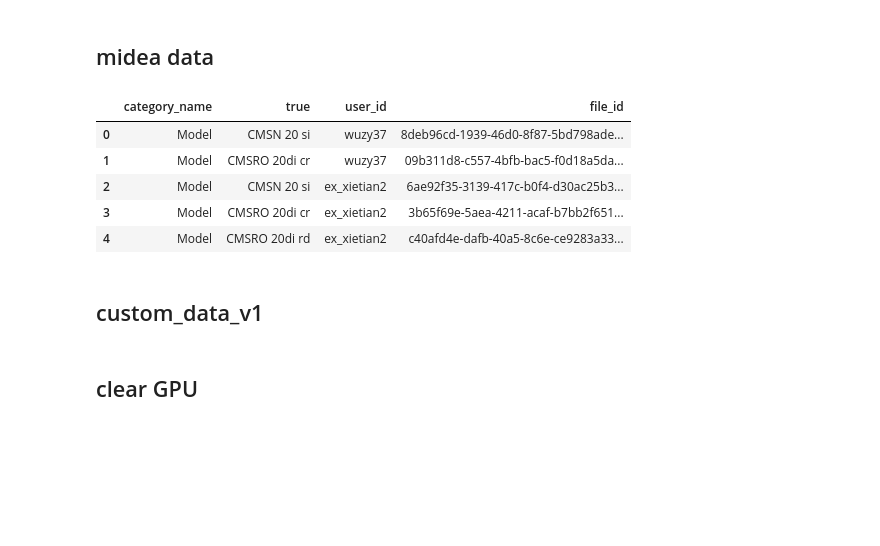
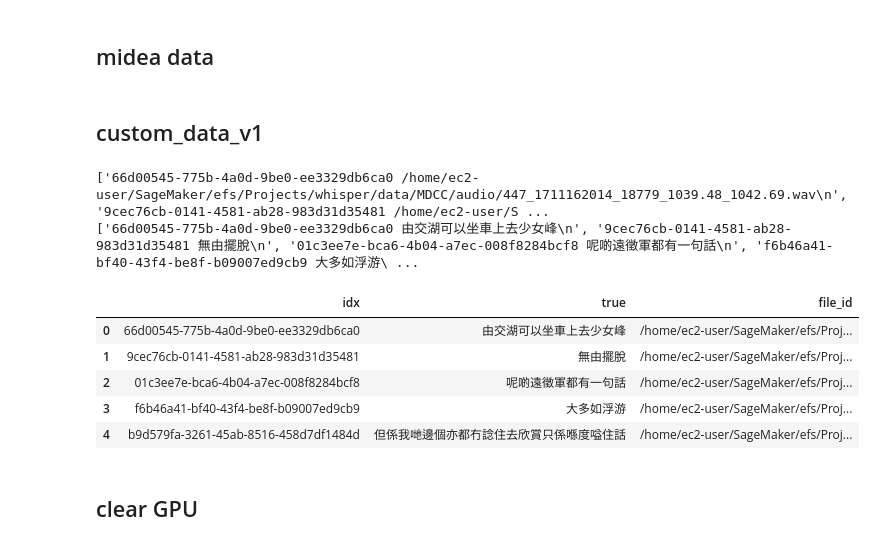
Before and after one commit to Chevolier/whisper, a Jupyter notebook: test.ipynb, the cells around one changed output. Cells and saved outputs as stored; diff of their text form; code cells hidden in the pictures; blank space fills up the shorter version.

```diff
--- a/test.ipynb
+++ b/test.ipynb
@@ -63,43 +66,50 @@ device: cuda:0
 # %% [markdown]
 ## midea data
 # %%
-import pandas as pd
-test_data_dir = "data/midea_data_500/clips"
-# test_data_dir = "data/midea_data_500/amrs"
+# import pandas as pd
+# dataset_name = 'midea_500'
+# # test_data_dir = "data/midea_data_500/clips"
+# # test_data_dir = "data/midea_data_500/amrs"
+# test_data_dir = "data/midea_data_500/wavs"
 
-df = pd.read_csv("./data/midea_data_500/transcripts.csv")
-df.rename(columns={"sentence": "true"}, inplace=True)
-# df['file_id'] = df['file_id'].apply(lambda x: x.replace('.mp3', '.amr'))
-df.head()
+# df = pd.read_csv("./data/midea_data_500/transcripts.csv")
+# df.rename(columns={"sentence": "true"}, inplace=True)
+# # df['file_id'] = df['file_id'].apply(lambda x: x.replace('.mp3', '.amr'))
+# df.head()
-# %% [output]
-|  | category_name | true | user_id | file_id |
-| 0 | Model | CMSN 20 si | wuzy37 | 8deb96cd-1939-46d0-8f87-5bd798ade... |
-| 1 | Model | CMSRO 20di cr | wuzy37 | 09b311d8-c557-4bfb-bac5-f0d18a5da... |
-| 2 | Model | CMSN 20 si | ex_xietian2 | 6ae92f35-3139-417c-b0f4-d30ac25b3... |
-| 3 | Model | CMSRO 20di cr | ex_xietian2 | 3b65f69e-5aea-4211-acaf-b7bb2f651... |
-| 4 | Model | CMSRO 20di rd | ex_xietian2 | c40afd4e-dafb-40a5-8c6e-ce9283a33... |
 # %% [markdown]
 ## custom_data_v1
 # %%
-# test_data_dir = "data/custom_data_v1/test"
+import pandas as pd
 
-# with open(os.path.join(test_data_dir, 'audio_paths')) as fo:
-#     audio_paths = fo.readlines()
+dataset_name = 'custom_v1'
+test_data_dir = "data/custom_data_v1/test"
 
-# with open(os.path.join(test_data_dir, 'text')) as fo:
-#     texts = fo.readlines()
+with open(os.path.join(test_data_dir, 'audio_paths')) as fo:
+    audio_paths = fo.readlines()
 
-# print(audio_paths[:5])
-# print(texts[:5])
+with open(os.path.join(test_data_dir, 'text')) as fo:
+    texts = fo.readlines()
 
-# df = pd.DataFrame([[text.strip().split()[0], " ".join(text.strip().split()[1:])] for text in texts], columns=['idx', 'true'])
-# df.head()
+print(audio_paths[:5])
+print(texts[:5])
 
-# df_path = pd.DataFrame([path.strip().split() for path in audio_paths], columns=['idx', 'file_id'])
-# df_path.head()
+df = pd.DataFrame([[text.strip().split()[0], " ".join(text.strip().split()[1:])] for text in texts], columns=['idx', 'true'])
+df.head()
 
-# df = pd.merge(df, df_path, on='idx')
-# df.head()
+df_path = pd.DataFrame([path.strip().split() for path in audio_paths], columns=['idx', 'file_id'])
+df_path.head()
+
+df = pd.merge(df, df_path, on='idx')
+df.head()
+# %% [output]
+['66d00545-775b-4a0d-9be0-ee3329db6ca0 /home/ec2-user/SageMaker/efs/Projects/whisper/data/MDCC/audio/447_1711162014_18779_1039.48_1042.69.wav\n', '9cec76cb-0141-4581-ab28-983d31d35481 /home/ec2-user/S ...
+['66d00545-775b-4a0d-9be0-ee3329db6ca0 由交湖可以坐車上去少女峰\n', '9cec76cb-0141-4581-ab28-983d31d35481 無由擺脫\n', '01c3ee7e-bca6-4b04-a7ec-008f8284bcf8 呢啲遠徵軍都有一句話\n', 'f6b46a41-bf40-43f4-be8f-b09007ed9cb9 大多如浮游\ ...
+|  | idx | true | file_id |
+| 0 | 66d00545-775b-4a0d-9be0-ee3329db6ca0 | 由交湖可以坐車上去少女峰 | /home/ec2-user/SageMaker/efs/Proj... |
+| 1 | 9cec76cb-0141-4581-ab28-983d31d35481 | 無由擺脫 | /home/ec2-user/SageMaker/efs/Proj... |
+| 2 | 01c3ee7e-bca6-4b04-a7ec-008f8284bcf8 | 呢啲遠徵軍都有一句話 | /home/ec2-user/SageMaker/efs/Proj... |
+| 3 | f6b46a41-bf40-43f4-be8f-b09007ed9cb9 | 大多如浮游 | /home/ec2-user/SageMaker/efs/Proj... |
+| 4 | b9d579fa-3261-45ab-8516-458d7df1484d | 但係我哋邊個亦都冇諗住去欣賞只係喺度嗌住話 | /home/ec2-user/SageMaker/efs/Proj... |
 # %% [markdown]
 ## clear GPU
 # %%
```
Also changed, not shown: parts of 9 cells of this notebook, 20 other files.
